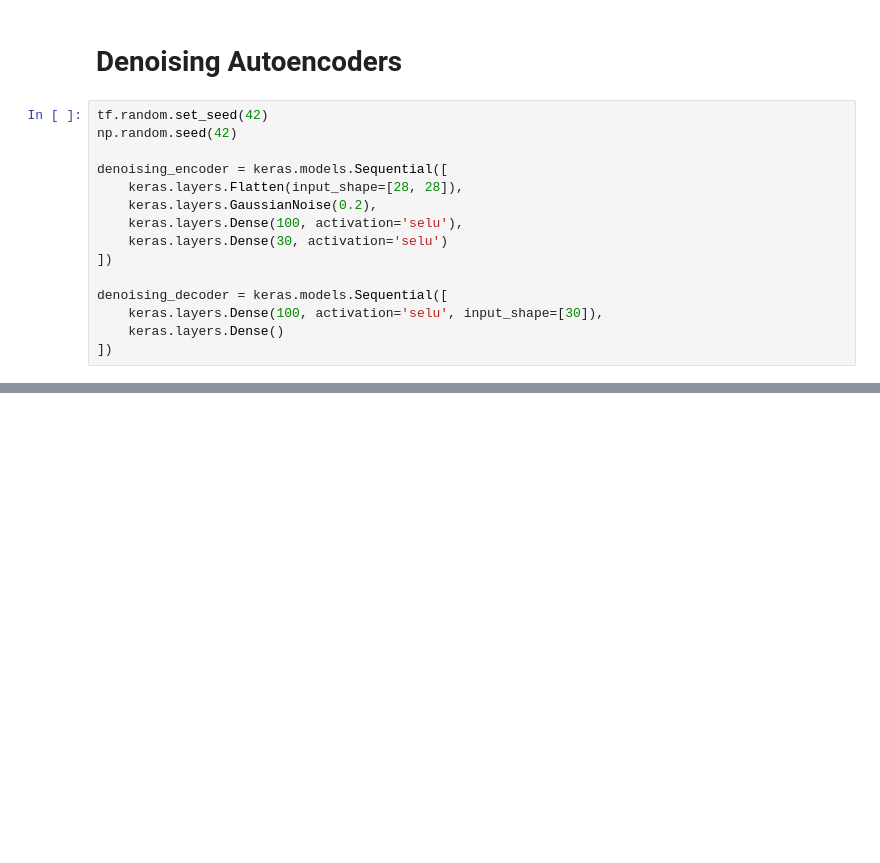
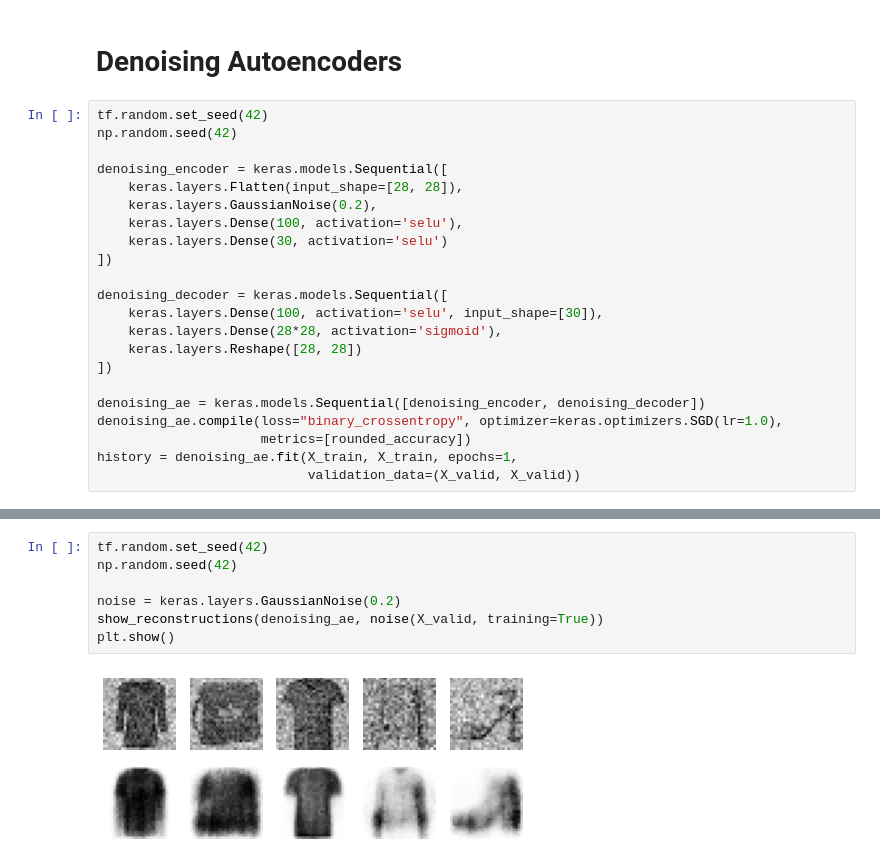
Before and after one commit to umeshraj/hands_on_ml, a Jupyter notebook: 17_autoencoders.ipynb, the cells around one changed output, grey strips where cells are left out. Drawn from its saved outputs; the diff is of its cells as text; blank space fills up the shorter version.

```diff
--- a/17_autoencoders.ipynb
+++ b/17_autoencoders.ipynb
@@ -194,5 +194,12 @@ denoising_encoder = keras.models.Sequential([
 
 denoising_decoder = keras.models.Sequential([
     keras.layers.Dense(100, activation='selu', input_shape=[30]),
-    keras.layers.Dense()
+    keras.layers.Dense(28*28, activation='sigmoid'),
+    keras.layers.Reshape([28, 28])
 ])
+
+denoising_ae = keras.models.Sequential([denoising_encoder, denoising_decoder])
+denoising_ae.compile(loss="binary_crossentropy", optimizer=keras.optimizers.SGD(lr=1.0),
+                     metrics=[rounded_accuracy])
+history = denoising_ae.fit(X_train, X_train, epochs=1,
+                           validation_data=(X_valid, X_valid))
@@ -198,0 +208,9 @@ denoising_decoder = keras.models.Sequential([
+# %%
+tf.random.set_seed(42)
+np.random.seed(42)
+
+noise = keras.layers.GaussianNoise(0.2)
+show_reconstructions(denoising_ae, noise(X_valid, training=True))
+plt.show()
+# %% [output]
+[figure, added]
```
Also changed, not shown: parts of 4 cells of this notebook.
